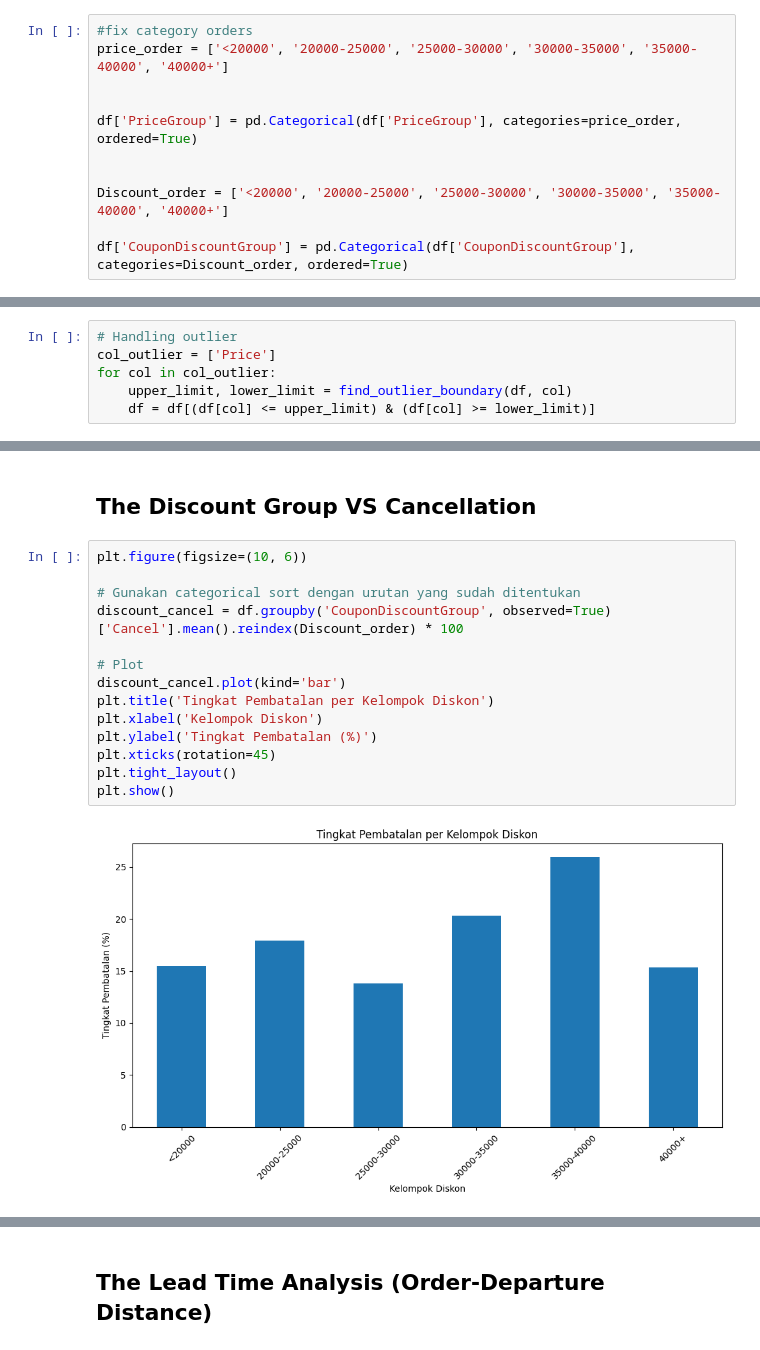
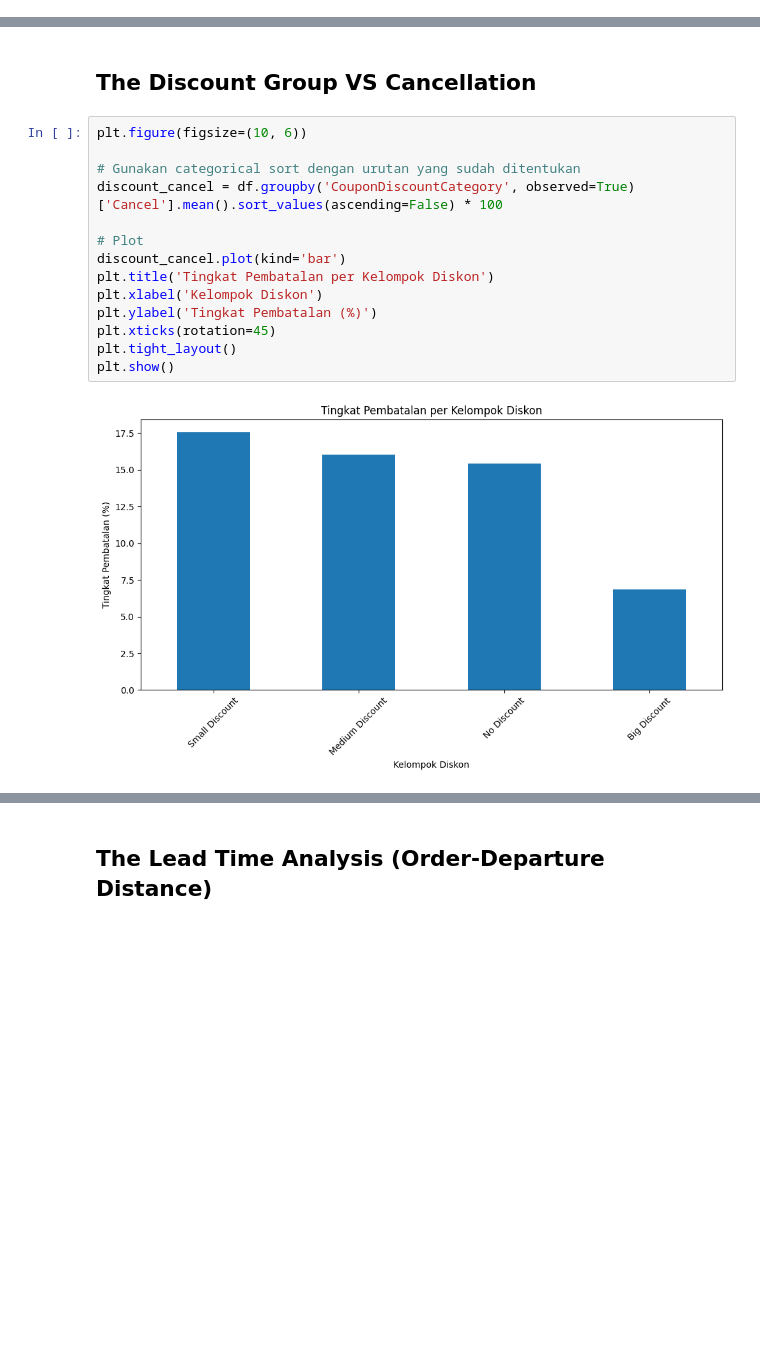
Before and after one commit to lmzhhrbrnpll/Final-Project-Data-Science, a Jupyter notebook: Coding/EDA.ipynb, the cells around one changed output, grey strips where cells are left out. Saved outputs shown, nothing was run; the diff lists cells and outputs as text; blank space fills up the shorter version.

```diff
--- a/Coding/EDA.ipynb
+++ b/Coding/EDA.ipynb
@@ -43,14 +43,3 @@ memory usage: 11.6+ MB
 # Konversi datetime di awal
 df['Created'] = pd.to_datetime(df['Created'])
 df['DepartureTime'] = pd.to_datetime(df['DepartureTime'])
-# %%
-#fix category orders
-price_order = ['<20000', '20000-25000', '25000-30000', '30000-35000', '35000-40000', '40000+']
-
-
-df['PriceGroup'] = pd.Categorical(df['PriceGroup'], categories=price_order, ordered=True)
-
-
-Discount_order = ['<20000', '20000-25000', '25000-30000', '30000-35000', '35000-40000', '40000+']
-
-df['CouponDiscountGroup'] = pd.Categorical(df['CouponDiscountGroup'], categories=Discount_order, ordered=True)
@@ -116,6 +45,0 @@ We only handle outlier in `Price`. for `CouponDiscount`,because not all customer
-# %%
-# Handling outlier
-col_outlier = ['Price']
-for col in col_outlier:
-    upper_limit, lower_limit = find_outlier_boundary(df, col)
-    df = df[(df[col] <= upper_limit) & (df[col] >= lower_limit)]
@@ -212,17 +130,17 @@ plt.show()
 # %%
 plt.figure(figsize=(10, 6))
 
 # Gunakan categorical sort dengan urutan yang sudah ditentukan
-discount_cancel = df.groupby('CouponDiscountGroup', observed=True)['Cancel'].mean().reindex(Discount_order) * 100
+discount_cancel = df.groupby('CouponDiscountCategory', observed=True)['Cancel'].mean().sort_values(ascending=False) * 100
 
 # Plot
 discount_cancel.plot(kind='bar')
 plt.title('Tingkat Pembatalan per Kelompok Diskon')
 plt.xlabel('Kelompok Diskon')
 plt.ylabel('Tingkat Pembatalan (%)')
 plt.xticks(rotation=45)
 plt.tight_layout()
 plt.show()
 # %% [output]
-[figure, old version]
+[figure, new version]
 # %% [markdown]
```
Also changed, not shown: parts of 13 cells of this notebook, 5 other files.
